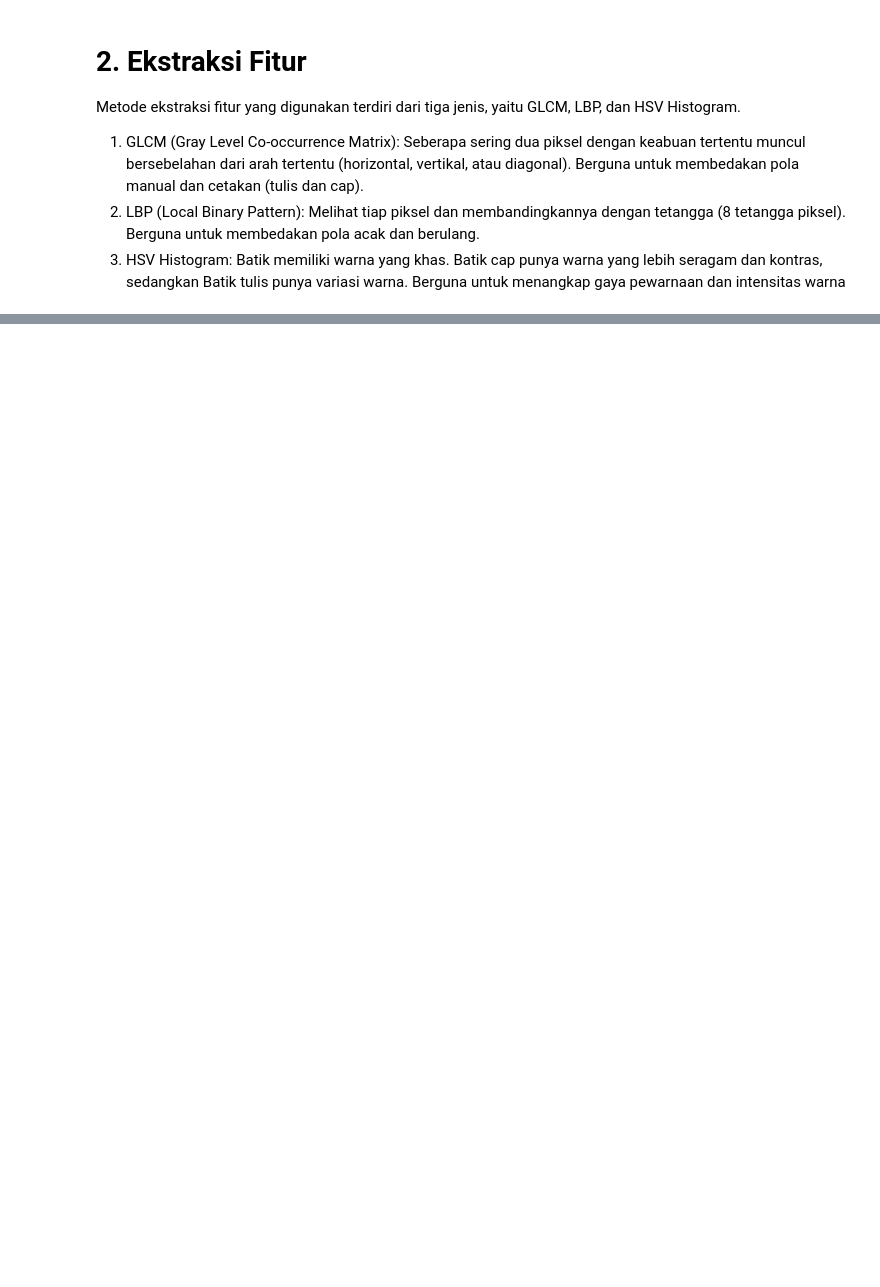
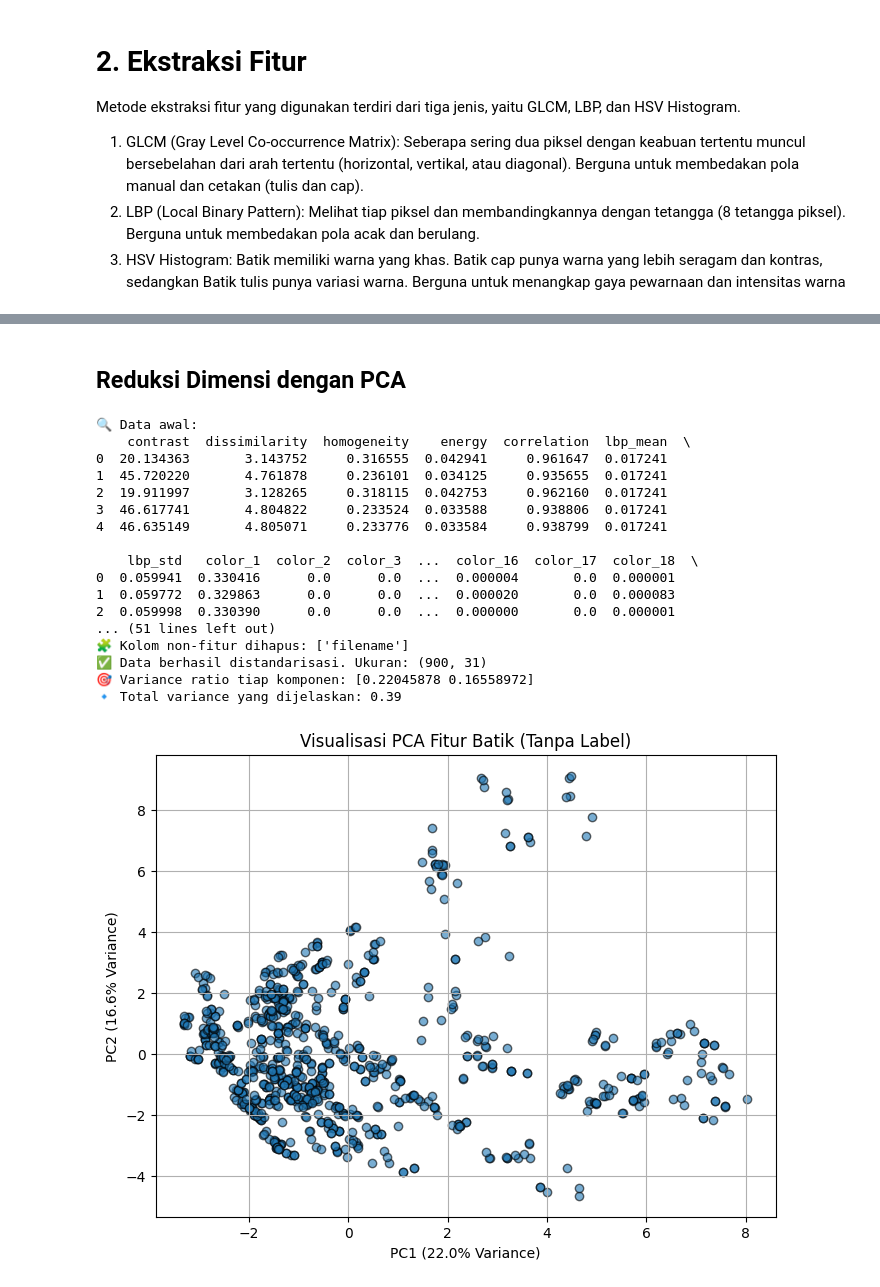
Before and after one commit to HanifFaishalH/Kuis2_KlasifikasiJenisBatik, a Jupyter notebook: Kuis2_Batik.ipynb, the cells around one changed output, grey strips where cells are left out. Cells and saved outputs as stored; diff of their text form; code cells hidden in the pictures; blank space fills up the shorter version.

```diff
--- a/Kuis2_Batik.ipynb
+++ b/Kuis2_Batik.ipynb
@@ -107,0 +155,66 @@ def extract_features(image_path):
+# %% [markdown]
+## Reduksi Dimensi dengan PCA
+# %%
+import pandas as pd
+import numpy as np
+from sklearn.preprocessing import StandardScaler
+from sklearn.decomposition import PCA
+import matplotlib.pyplot as plt
+
+# Path file CSV fitur
+csv_path = '/content/drive/MyDrive/batik_dataset/batik_motif_features.csv'
+
+# Baca dataset
+df = pd.read_csv(csv_path)
+print("🔍 Data awal:")
+print(df.head())
+print(df.isnull().sum())
+
+# Pisahkan kolom non-fitur (misal 'filename') jika ada
+non_feature_cols = [col for col in df.columns if not col.startswith(('contrast', 'dissimilarity', 'homogeneity', 'energy', 'correlation', 'lbp_', 'color_'))]
+print(f"🧩 Kolom non-fitur dihapus: {non_feature_cols}")
+
+X = df.drop(columns=non_feature_cols, errors='ignore')
+
+
+# Standarisasi data
+scaler = StandardScaler()
+X_scaled = scaler.fit_transform(X)
+print(f"✅ Data berhasil distandarisasi. Ukuran: {X_scaled.shape}")
+
+
+# PCA (Reduksi Dimensi)
+pca = PCA(n_components=2)  # ambil 2 komponen utama untuk visualisasi
+X_pca = pca.fit_transform(X_scaled)
+
+print("🎯 Variance ratio tiap komponen:", pca.explained_variance_ratio_)
+print(f"🔹 Total variance yang dijelaskan: {sum(pca.explained_variance_ratio_):.2f}")
+
+
+# Visualisasi PCA 2D
+plt.figure(figsize=(8,6))
+plt.scatter(X_pca[:, 0], X_pca[:, 1], alpha=0.6, edgecolor='k')
+plt.title('Visualisasi PCA Fitur Batik (Tanpa Label)')
+plt.xlabel(f'PC1 ({pca.explained_variance_ratio_[0]*100:.1f}% Variance)')
+plt.ylabel(f'PC2 ({pca.explained_variance_ratio_[1]*100:.1f}% Variance)')
+plt.grid(True)
+plt.show()
+# %% [output]
+🔍 Data awal:
+    contrast  dissimilarity  homogeneity    energy  correlation  lbp_mean  \
+0  20.134363       3.143752     0.316555  0.042941     0.961647  0.017241
+1  45.720220       4.761878     0.236101  0.034125     0.935655  0.017241
+2  19.911997       3.128265     0.318115  0.042753     0.962160  0.017241
+3  46.617741       4.804822     0.233524  0.033588     0.938806  0.017241
+4  46.635149       4.805071     0.233776  0.033584     0.938799  0.017241
+
+    lbp_std   color_1  color_2  color_3  ...  color_16  color_17  color_18  \
+0  0.059941  0.330416      0.0      0.0  ...  0.000004       0.0  0.000001
+1  0.059772  0.329863      0.0      0.0  ...  0.000020       0.0  0.000083
+2  0.059998  0.330390      0.0      0.0  ...  0.000000       0.0  0.000001
+... (51 lines left out)
+🧩 Kolom non-fitur dihapus: ['filename']
+✅ Data berhasil distandarisasi. Ukuran: (900, 31)
+🎯 Variance ratio tiap komponen: [0.22045878 0.16558972]
+🔹 Total variance yang dijelaskan: 0.39
+[figure, added]
```
Also changed, not shown: parts of 5 cells of this notebook.
